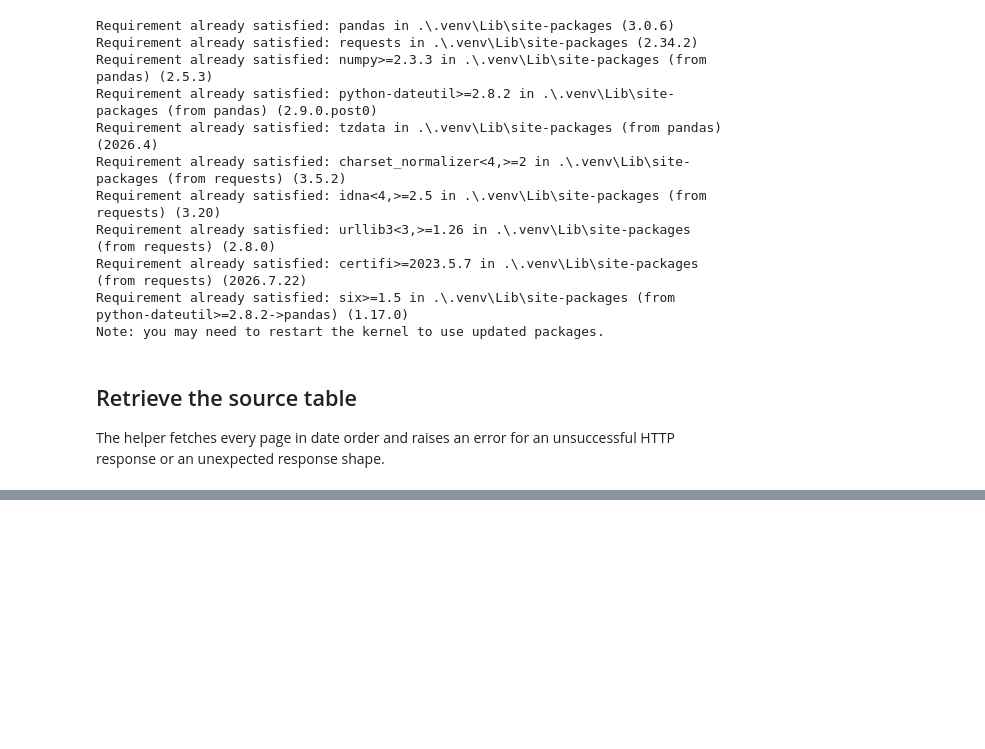
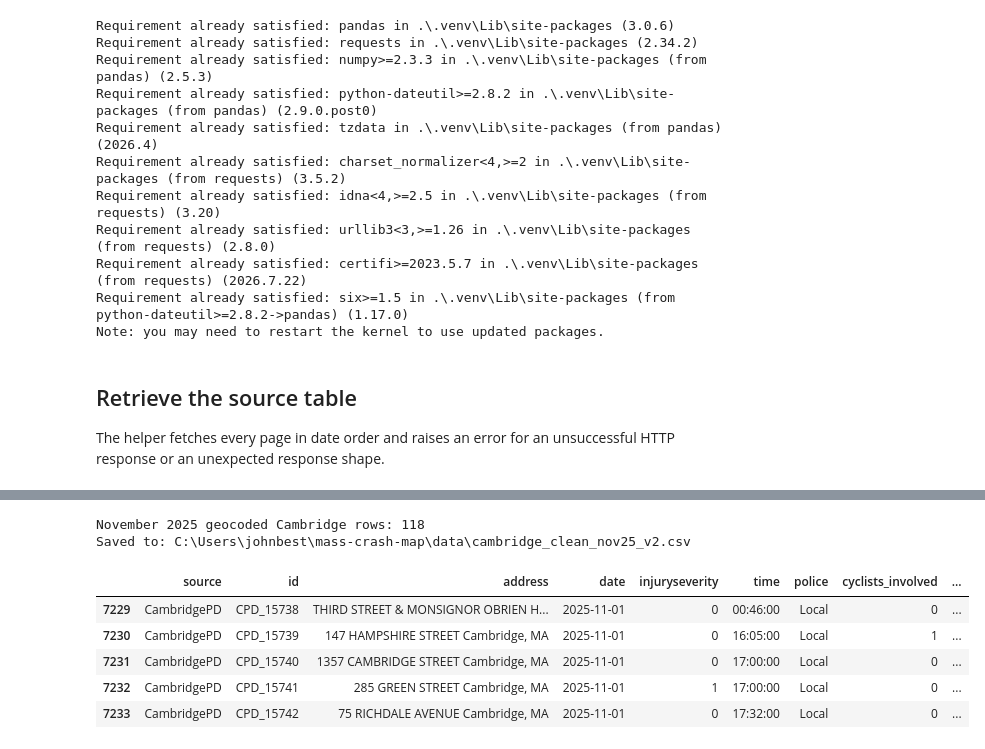
Before and after one commit to Johannes2755/mass-crash-map, a Jupyter notebook: data/cambridge-police-crash-cleaner.ipynb, the cells around one changed output, grey strips where cells are left out. Cells and saved outputs as stored; diff of their text form; code cells hidden in the pictures; blank space fills up the shorter version.

```diff
--- a/data/cambridge-police-crash-cleaner.ipynb
+++ b/data/cambridge-police-crash-cleaner.ipynb
@@ -199,0 +227,21 @@ Saved 8,575 records to C:\Users\johnbest\mass-crash-map\data\cambridge-police-cr
+# %%
+GEOCODED_FILE = Path("cambridge_crashes_geocoded.csv")
+geocoded_raw = pd.read_csv(GEOCODED_FILE)
+
+GEOCODED_REQUIRED_COLUMNS = {
+    "crash_datetime", "lat", "lng", "street_num_clean", "street_name_clean",
+    "cross_street_clean", "near_street_clean",
+}
+missing_geocoded_columns = GEOCODED_REQUIRED_COLUMNS.difference(geocoded_raw.columns)
+if missing_geocoded_columns:
+    raise ValueError(
+        f"Geocoded Cambridge data is missing required columns: {sorted(missing_geocoded_columns)}"
+    )
+
+geocoded_event_time = pd.to_datetime(geocoded_raw["crash_datetime"], errors="coerce")
+if geocoded_event_time.isna().any():
+    raise ValueError("Geocoded Cambridge data contains unparseable crash timestamps")
+
+print(f"Geocoded Cambridge records loaded: {len(geocoded_raw):,}")
+print("Records with coordinates:", geocoded_raw[["lat", "lng"]].notna().all(axis=1).sum())
+display(geocoded_raw.head())
@@ -199,0 +354,24 @@ Saved 8,575 records to C:\Users\johnbest\mass-crash-map\data\cambridge-police-cr
+# %%
+november_2025_start = pd.Timestamp("2025-11-01").date()
+december_2025_start = pd.Timestamp("2025-12-01").date()
+
+cambridge_clean_nov25_v2 = cambridge_clean_v2.loc[
+    cambridge_clean_v2["date"].ge(november_2025_start)
+    & cambridge_clean_v2["date"].lt(december_2025_start)
+].copy()
+
+NOVEMBER_2025_V2_FILE = Path("cambridge_clean_nov25_v2.csv")
+cambridge_clean_nov25_v2.to_csv(NOVEMBER_2025_V2_FILE, index=False)
+
+print(f"November 2025 geocoded Cambridge rows: {len(cambridge_clean_nov25_v2):,}")
+print(f"Saved to: {NOVEMBER_2025_V2_FILE.resolve()}")
+display(cambridge_clean_nov25_v2.head())
+# %% [output]
+November 2025 geocoded Cambridge rows: 118
+Saved to: C:\Users\johnbest\mass-crash-map\data\cambridge_clean_nov25_v2.csv
+|  | source | id | address | date | injuryseverity | time | police | cyclists_involved | ... |
+| 7229 | CambridgePD | CPD_15738 | THIRD STREET & MONSIGNOR OBRIEN H... | 2025-11-01 | 0 | 00:46:00 | Local | 0 | ... |
+| 7230 | CambridgePD | CPD_15739 | 147 HAMPSHIRE STREET Cambridge, MA | 2025-11-01 | 0 | 16:05:00 | Local | 1 | ... |
+| 7231 | CambridgePD | CPD_15740 | 1357 CAMBRIDGE STREET Cambridge, MA | 2025-11-01 | 0 | 17:00:00 | Local | 0 | ... |
+| 7232 | CambridgePD | CPD_15741 | 285 GREEN STREET Cambridge, MA | 2025-11-01 | 1 | 17:00:00 | Local | 0 | ... |
+| 7233 | CambridgePD | CPD_15742 | 75 RICHDALE AVENUE Cambridge, MA | 2025-11-01 | 0 | 17:32:00 | Local | 0 | ... |
```
Also changed, not shown: parts of 10 cells of this notebook, 6 other files.
